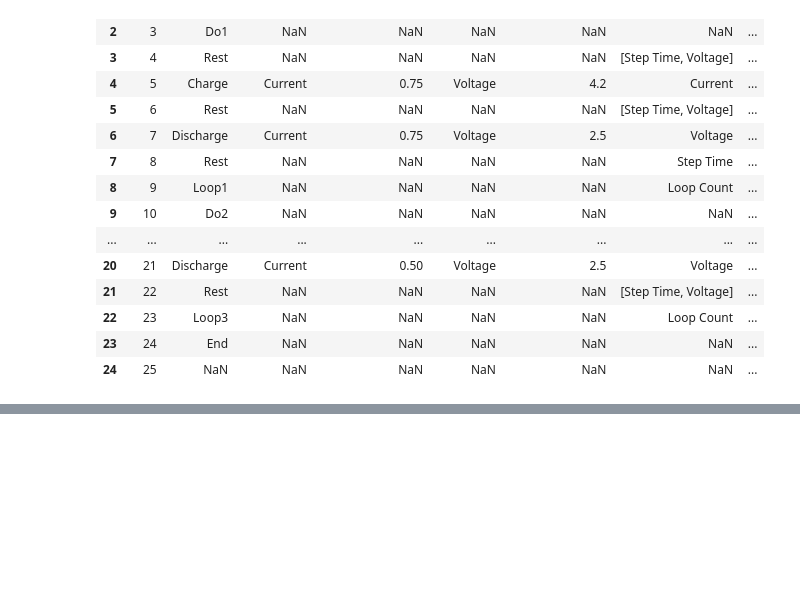
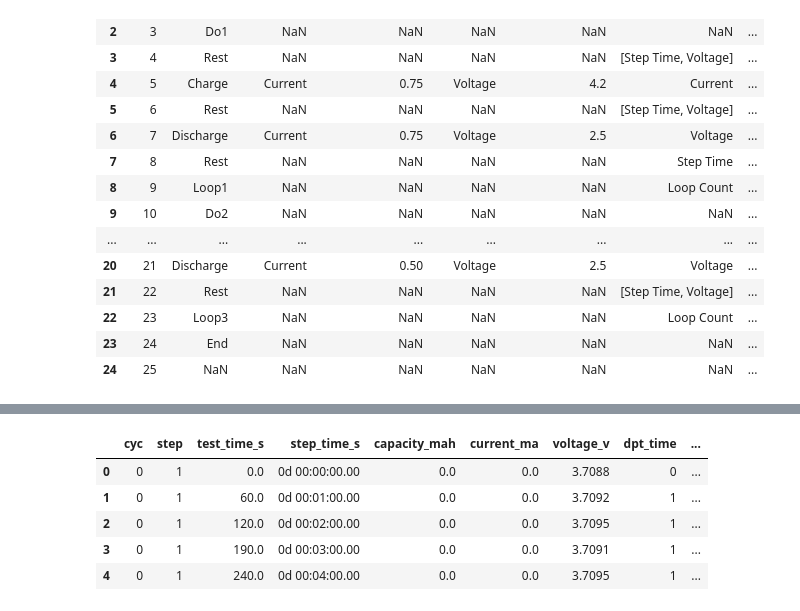
Before and after one commit to shriyachallam/maccorcyclingdata, a Jupyter notebook: example.ipynb, the cells around one changed output, grey strips where cells are left out. Cells and saved outputs as stored; diff of their text form; code cells hidden in the pictures; blank space fills up the shorter version.

```diff
--- a/example.ipynb
+++ b/example.ipynb
@@ -99,0 +106,10 @@ validation_df
+# %%
+df_errors = testdata.import_maccor_data('example_data/', 'testdata_errors.csv')
+df_errors.head(5)
+# %% [output]
+|  | cyc | step | test_time_s | step_time_s | capacity_mah | current_ma | voltage_v | dpt_time | ... |
+| 0 | 0 | 1 | 0.0 | 0d 00:00:00.00 | 0.0 | 0.0 | 3.7088 | 0 | ... |
+| 1 | 0 | 1 | 60.0 | 0d 00:01:00.00 | 0.0 | 0.0 | 3.7092 | 1 | ... |
+| 2 | 0 | 1 | 120.0 | 0d 00:02:00.00 | 0.0 | 0.0 | 3.7095 | 1 | ... |
+| 3 | 0 | 1 | 190.0 | 0d 00:03:00.00 | 0.0 | 0.0 | 3.7091 | 1 | ... |
+| 4 | 0 | 1 | 240.0 | 0d 00:04:00.00 | 0.0 | 0.0 | 3.7095 | 1 | ... |
```
Also changed, not shown: parts of 4 cells of this notebook, 26 other files.
